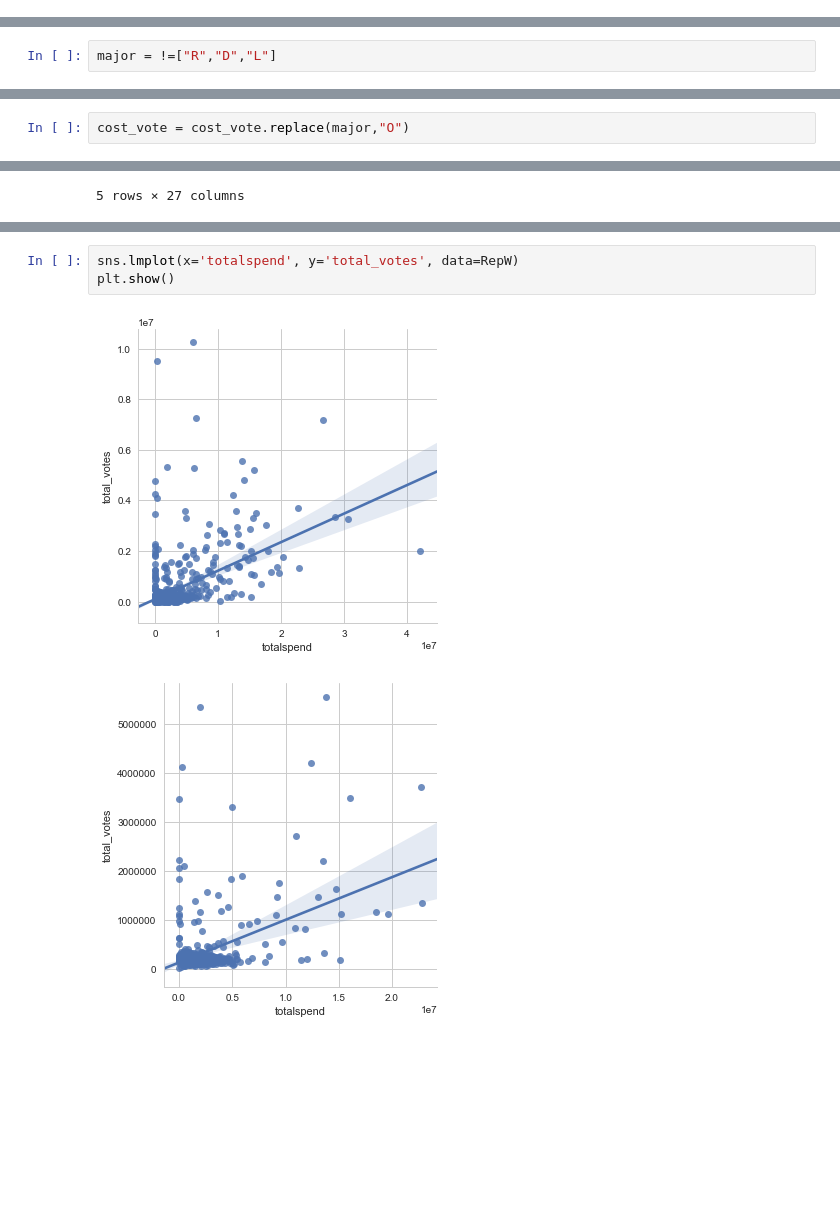
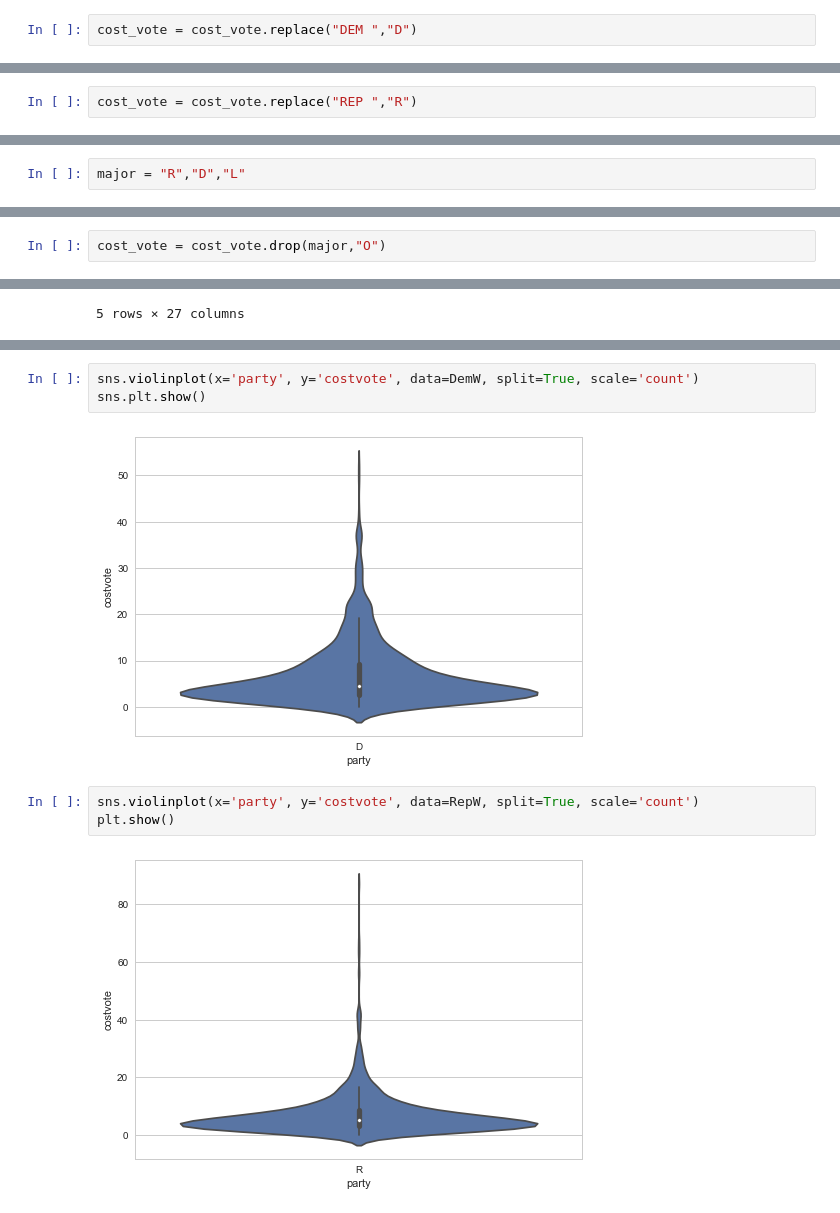
Before and after one commit to georgetown-analytics/four-thirty-five, a Jupyter notebook: 435_Analysis.ipynb, the cells around one changed output, grey strips where cells are left out. Saved outputs shown, nothing was run; the diff lists cells and outputs as text; blank space fills up the shorter version.

```diff
--- a/435_Analysis.ipynb
+++ b/435_Analysis.ipynb
@@ -172,11 +172,15 @@ cost_vote.describe()
 cost_vote['party'] = cost_vote['party'].astype('str')
 # %%
 cost_vote = cost_vote.replace("DEM","D")
+# %%
+cost_vote = cost_vote.replace("DEM ","D")
 # %%
 cost_vote = cost_vote.replace("REP","R")
+# %%
+cost_vote = cost_vote.replace("REP ","R")
 # %%
 cost_vote = cost_vote.replace("LBT","L")
 # %%
 cost_vote = cost_vote.replace("LIB","L")
 # %%
-major = !=["R","D","L"]
+major = "R","D","L"
@@ -183,3 +191,3 @@ major = !=["R","D","L"]
 # %%
-cost_vote = cost_vote.replace(major,"O")
+cost_vote = cost_vote.drop(major,"O")
 # %%
@@ -2139,6 +2131,10 @@ plt.show()
+# %%
+sns.violinplot(x='party', y='costvote', data=DemW, split=True, scale='count')
+sns.plt.show()
+# %% [output]
+[figure, added]
 # %%
-sns.lmplot(x='totalspend', y='total_votes', data=RepW)
+sns.violinplot(x='party', y='costvote', data=RepW, split=True, scale='count')
 plt.show()
 # %% [output]
-[figure, old version]
+[figure, new version]
-[figure, removed]
```
Also changed, not shown: parts of 47 cells of this notebook.
